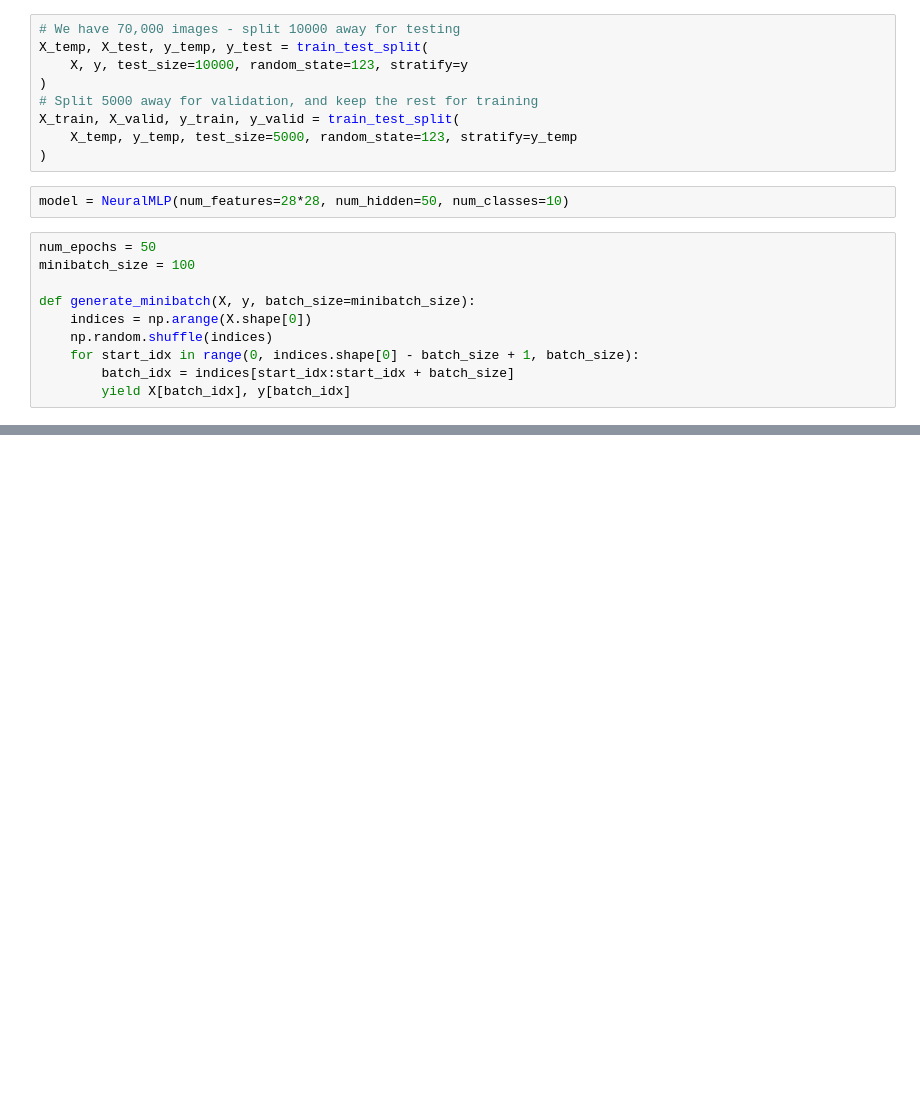
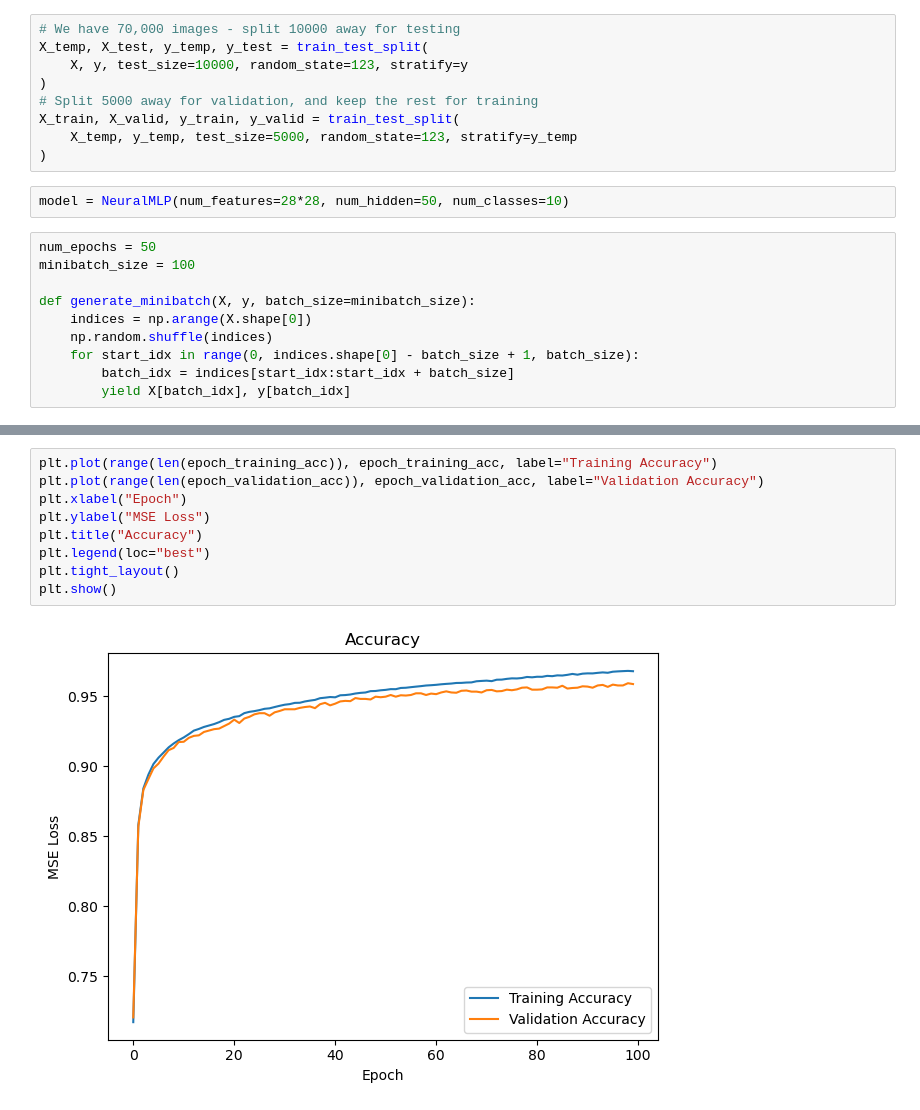
Before and after one commit to sadityag/Machine_Learning_Sebastian_Raschka, a Jupyter notebook: Neural_Networks/MLP/MNIST_MLP.ipynb, the cells around one changed output, grey strips where cells are left out. Drawn from its saved outputs; the diff is of its cells as text; blank space fills up the shorter version.

```diff
--- a/Neural_Networks/MLP/MNIST_MLP.ipynb
+++ b/Neural_Networks/MLP/MNIST_MLP.ipynb
@@ -62,0 +144,11 @@ def mse(targets, probs, n_labels=10):
+# %%
+plt.plot(range(len(epoch_training_acc)), epoch_training_acc, label="Training Accuracy")
+plt.plot(range(len(epoch_validation_acc)), epoch_validation_acc, label="Validation Accuracy")
+plt.xlabel("Epoch")
+plt.ylabel("MSE Loss")
+plt.title("Accuracy")
+plt.legend(loc="best")
+plt.tight_layout()
+plt.show()
+# %% [output]
+[figure, added]
```
Also changed, not shown: parts of 8 cells of this notebook, 2 other files.
